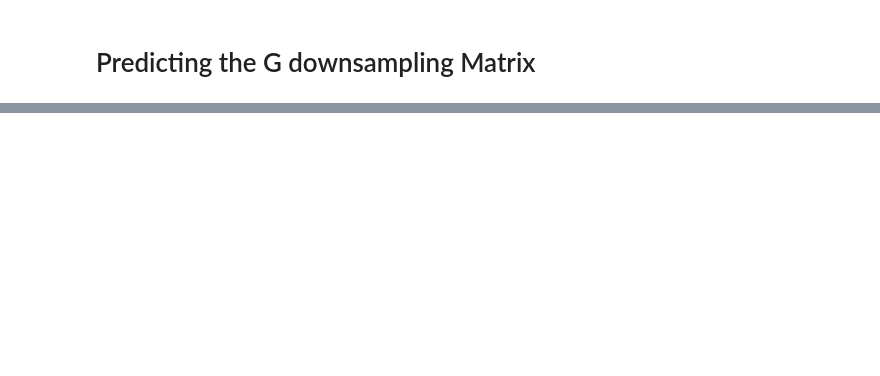
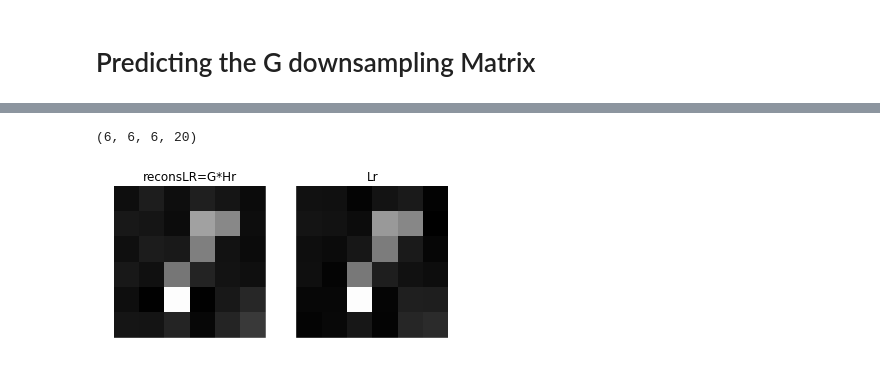
Before and after one commit to egomezsumma/iqt, a Jupyter notebook: Optimization with CVWPY.ipynb, the cells around one changed output, grey strips where cells are left out. Cells and saved outputs as stored; diff of their text form; code cells hidden in the pictures; blank space fills up the shorter version.

```diff
--- a/Optimization with CVWPY.ipynb
+++ b/Optimization with CVWPY.ipynb
@@ -139,0 +163,10 @@ lala(*volume_range)
+# %%
+regr.coef_ = csr_matrix(regr.coef_)
+type(regr.coef_)
+# %%
+i_lr_recons = regr.coef_.dot(i_hr.reshape(-1)).reshape(i_lr.shape)
+img_utils._isc(i_lr_recons, i_lr, titles=['reconsLR=G*Hr','Lr'], b=1)
+i_lr_recons.shape
+# %% [output]
+(6, 6, 6, 20)
+[figure, added]
```
Also changed, not shown: parts of 16 cells of this notebook, 1 other file.
